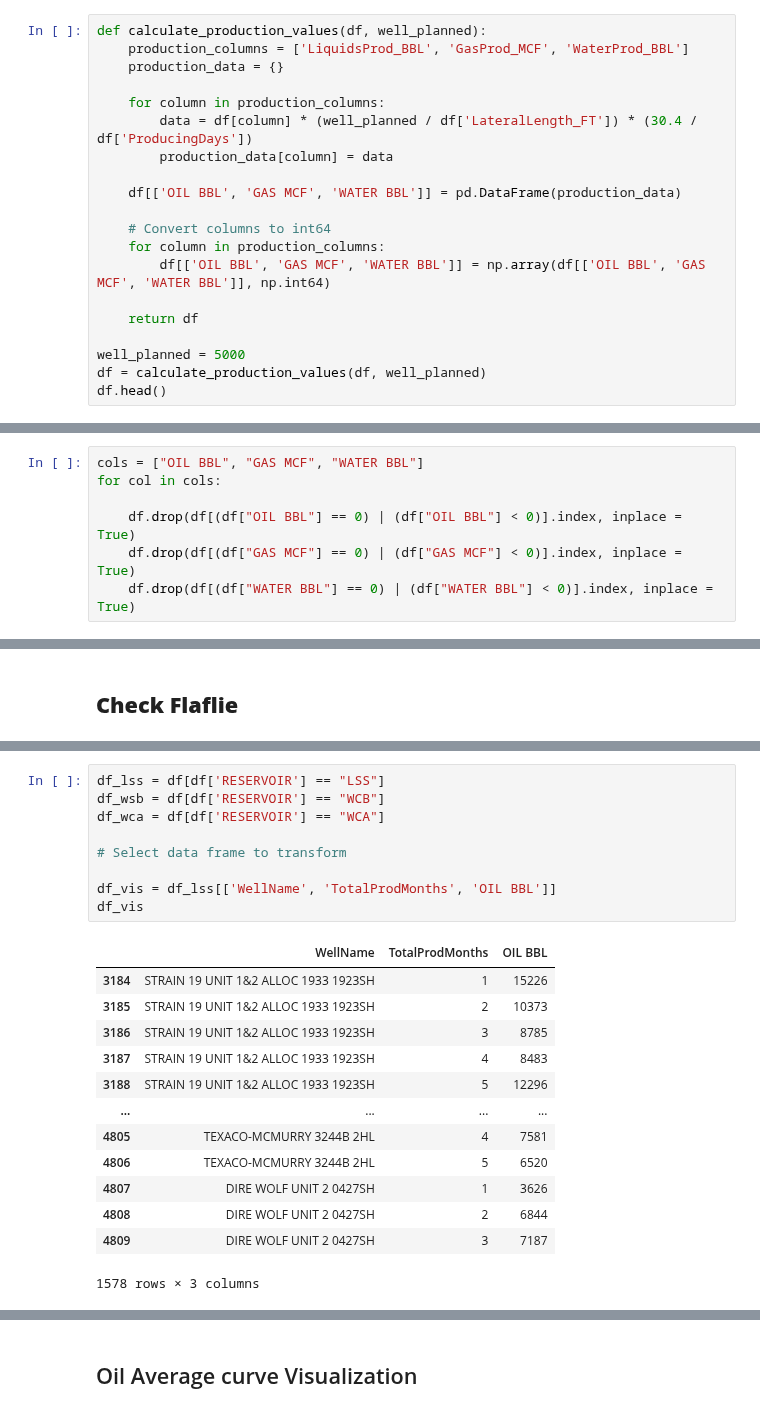
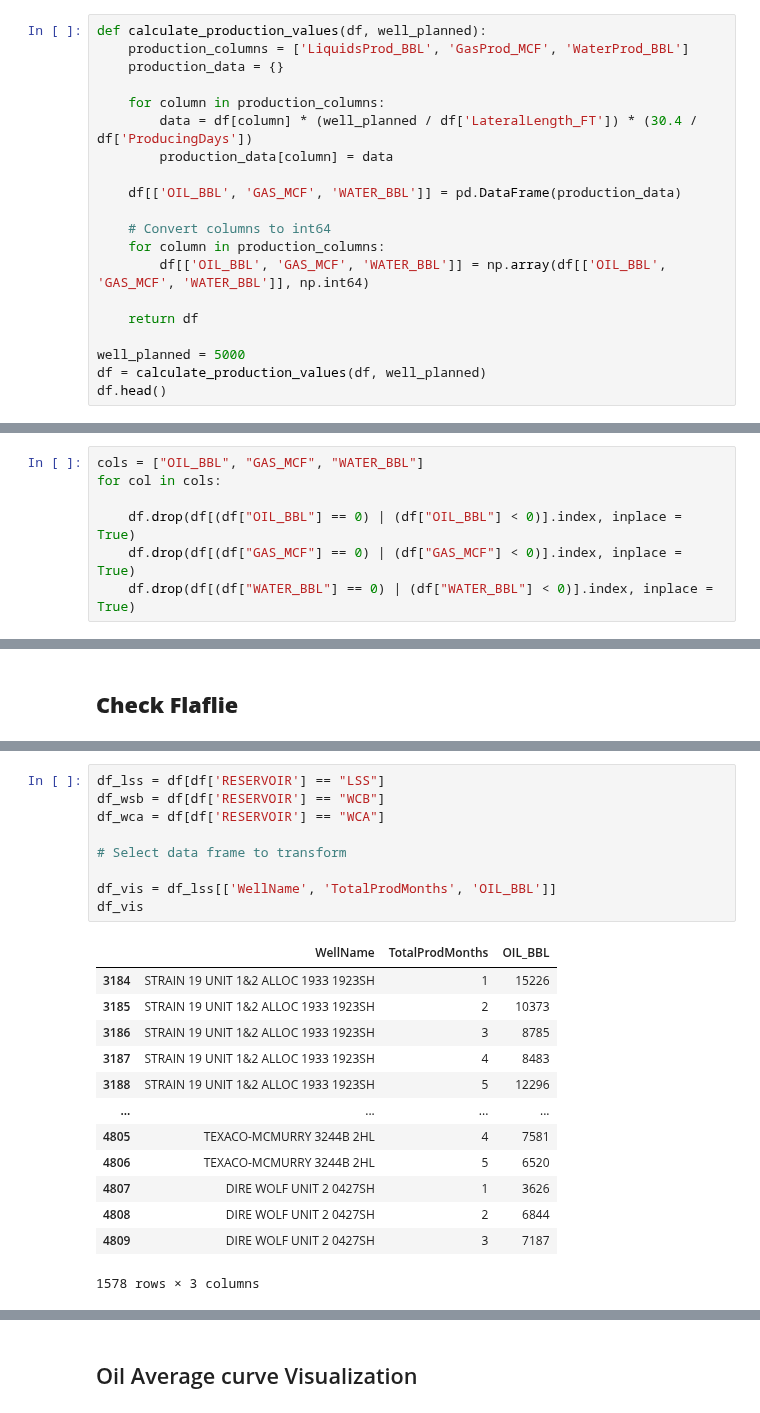
Before and after one commit to dasxgo/rocket-app, a Jupyter notebook: tap_rock_shlitz.ipynb, the cells around one changed output, grey strips where cells are left out. Saved outputs shown, nothing was run; the diff lists cells and outputs as text.

Commit message:
change names columns

```diff
--- a/tap_rock_shlitz.ipynb
+++ b/tap_rock_shlitz.ipynb
@@ -80,11 +80,11 @@ def calculate_production_values(df, well_planned):
         data = df[column] * (well_planned / df['LateralLength_FT']) * (30.4 / df['ProducingDays'])
         production_data[column] = data
 
-    df[['OIL BBL', 'GAS MCF', 'WATER BBL']] = pd.DataFrame(production_data)
+    df[['OIL_BBL', 'GAS_MCF', 'WATER_BBL']] = pd.DataFrame(production_data)
 
     # Convert columns to int64
     for column in production_columns:
-        df[['OIL BBL', 'GAS MCF', 'WATER BBL']] = np.array(df[['OIL BBL', 'GAS MCF', 'WATER BBL']], np.int64)
+        df[['OIL_BBL', 'GAS_MCF', 'WATER_BBL']] = np.array(df[['OIL_BBL', 'GAS_MCF', 'WATER_BBL']], np.int64)
 
     return df
 
@@ -150,12 +150,12 @@ dtype: int64
 # %% [markdown]
 ## Cleanning Data
 # %%
-cols = ["OIL BBL", "GAS MCF", "WATER BBL"]
+cols = ["OIL_BBL", "GAS_MCF", "WATER_BBL"]
 for col in cols:
 
-    df.drop(df[(df["OIL BBL"] == 0) | (df["OIL BBL"] < 0)].index, inplace = True)
-    df.drop(df[(df["GAS MCF"] == 0) | (df["GAS MCF"] < 0)].index, inplace = True)
-    df.drop(df[(df["WATER BBL"] == 0) | (df["WATER BBL"] < 0)].index, inplace = True)
+    df.drop(df[(df["OIL_BBL"] == 0) | (df["OIL_BBL"] < 0)].index, inplace = True)
+    df.drop(df[(df["GAS_MCF"] == 0) | (df["GAS_MCF"] < 0)].index, inplace = True)
+    df.drop(df[(df["WATER_BBL"] == 0) | (df["WATER_BBL"] < 0)].index, inplace = True)
 # %% [markdown]
 ## Check cleanning
 # %%
@@ -197,14 +197,14 @@ df.head()
 # %%
 df_lss = df[df['RESERVOIR'] == "LSS"]
 df_wsb = df[df['RESERVOIR'] == "WCB"]
 df_wca = df[df['RESERVOIR'] == "WCA"]
 
 # Select data frame to transform
 
-df_vis = df_lss[['WellName', 'TotalProdMonths', 'OIL BBL']]
+df_vis = df_lss[['WellName', 'TotalProdMonths', 'OIL_BBL']]
 df_vis
 # %% [output]
-|  | WellName | TotalProdMonths | OIL BBL |
+|  | WellName | TotalProdMonths | OIL_BBL |
 | 3184 | STRAIN 19 UNIT 1&2 ALLOC 1933 1923SH | 1 | 15226 |
 | 3185 | STRAIN 19 UNIT 1&2 ALLOC 1933 1923SH | 2 | 10373 |
 | 3186 | STRAIN 19 UNIT 1&2 ALLOC 1933 1923SH | 3 | 8785 |
```
Also changed, not shown: parts of 6 cells of this notebook.
